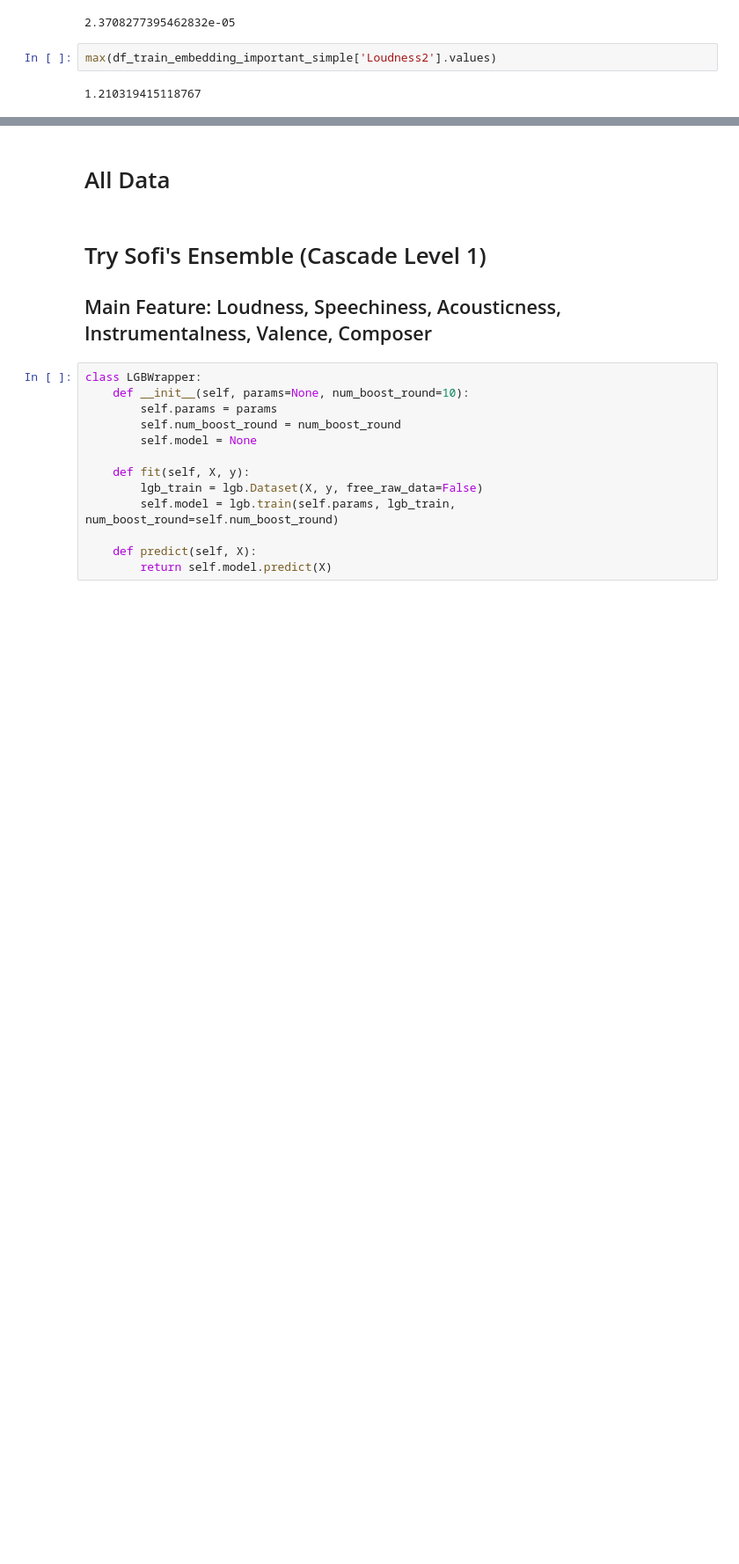
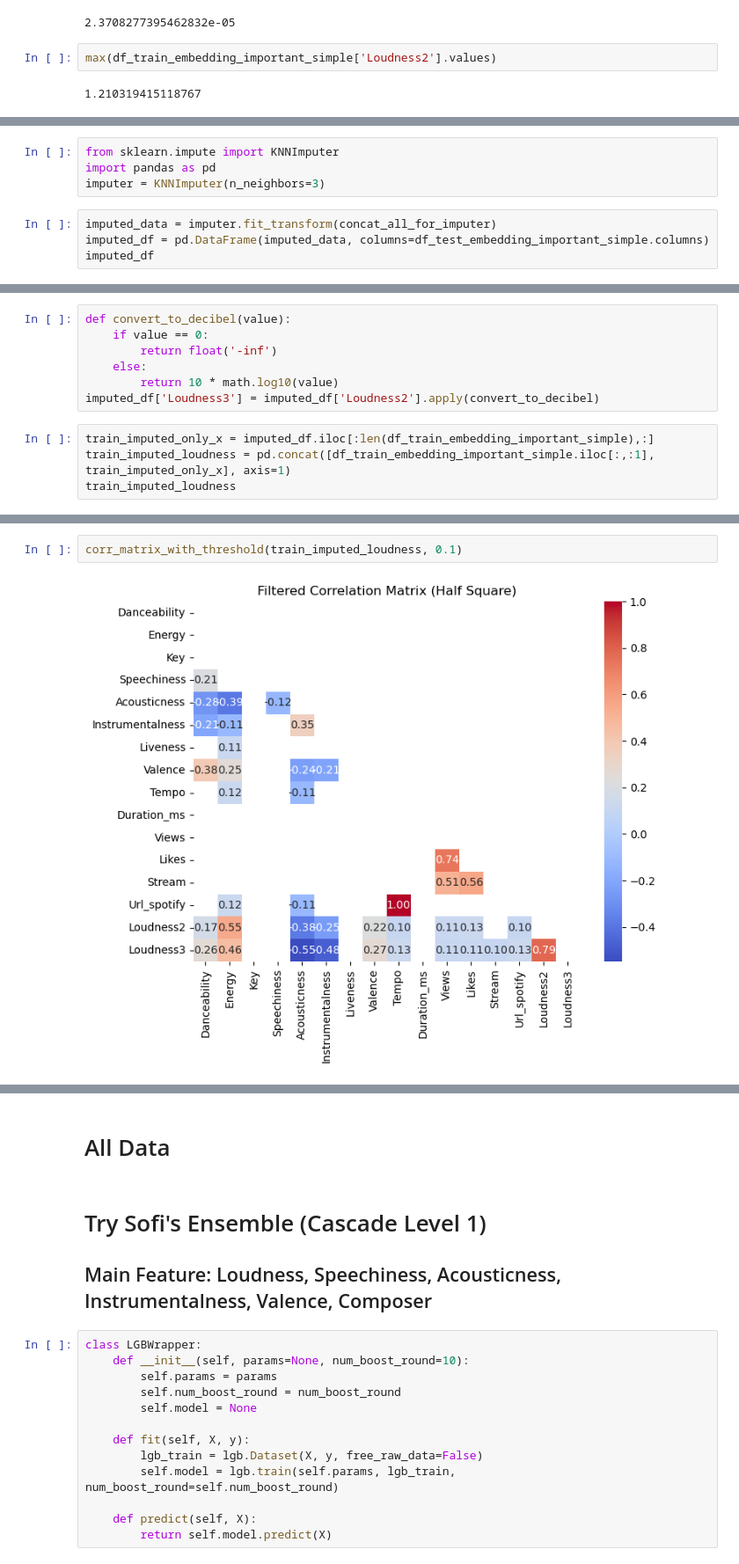
Before and after one commit to sormazabal/Konfusion, a Jupyter notebook: Adin-CascadeLearning-30Mei_NOON.ipynb, the cells around one changed output, grey strips where cells are left out. Shown at 88% size. Saved outputs shown, nothing was run; the diff lists cells and outputs as text; blank space fills up the shorter version.

Commit message:
fix Cascade Learning & update old1-old7.csv with newset data

```diff
--- a/Adin-CascadeLearning-30Mei_NOON.ipynb
+++ b/Adin-CascadeLearning-30Mei_NOON.ipynb
@@ -419,0 +503,8 @@ Mean Squared Error: 0.01762636660033472
+# %%
+from sklearn.impute import KNNImputer
+import pandas as pd
+imputer = KNNImputer(n_neighbors=3)
+# %%
+imputed_data = imputer.fit_transform(concat_all_for_imputer)
+imputed_df = pd.DataFrame(imputed_data, columns=df_test_embedding_important_simple.columns)
+imputed_df
@@ -419,0 +525,11 @@ Mean Squared Error: 0.01762636660033472
+# %%
+def convert_to_decibel(value):
+    if value == 0:
+        return float('-inf')
+    else:
+        return 10 * math.log10(value)
+imputed_df['Loudness3'] = imputed_df['Loudness2'].apply(convert_to_decibel)
+# %%
+train_imputed_only_x = imputed_df.iloc[:len(df_train_embedding_important_simple),:]
+train_imputed_loudness = pd.concat([df_train_embedding_important_simple.iloc[:,:1], train_imputed_only_x], axis=1)
+train_imputed_loudness
@@ -419,0 +550,4 @@ Mean Squared Error: 0.01762636660033472
+# %%
+corr_matrix_with_threshold(train_imputed_loudness, 0.1)
+# %% [output]
+[figure, added]
```
Also changed, not shown: parts of 69 cells of this notebook, 8 other files.
